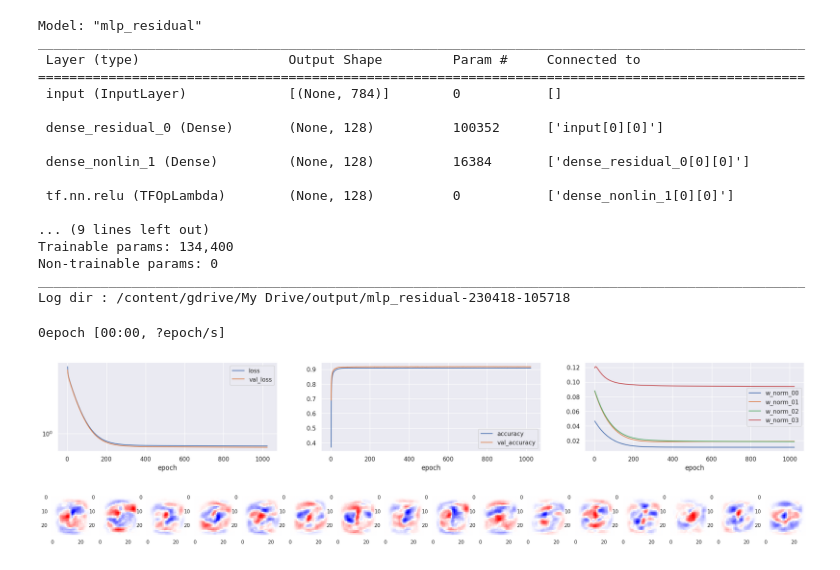
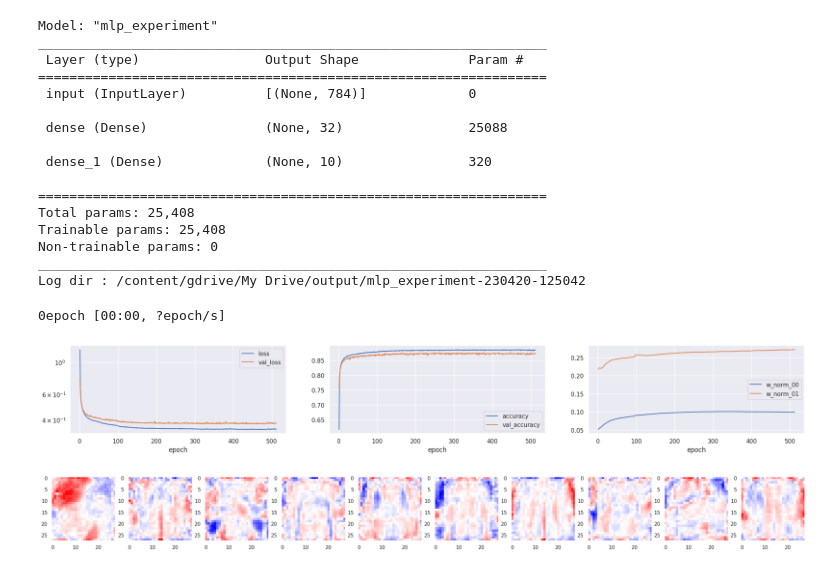
Before and after one commit to FriedChips/dl_basics, a Jupyter notebook: experiments/mnist.ipynb, the cells around one changed output. Cells and saved outputs as stored; diff of their text form; code cells hidden in the pictures.

```diff
--- a/experiments/mnist.ipynb
+++ b/experiments/mnist.ipynb
@@ -54,7 +47,7 @@ Found GPU: Tesla T4.
 import models
 import utils
 # %%
-(x_mnist_tr, y_mnist_tr), (x_mnist_te, y_mnist_te) = tf.keras.datasets.mnist.load_data()
+(x_mnist_tr, y_mnist_tr), (x_mnist_te, y_mnist_te) = tf.keras.datasets.fashion_mnist.load_data()
 #x_mnist_tr = np.expand_dims(x_mnist_tr.astype(np.float32) / 255.0, -1)
 #x_mnist_te = np.expand_dims(x_mnist_te.astype(np.float32)  / 255.0, -1)
 x_mnist_tr = (x_mnist_tr.astype(np.float32) / 255.0).reshape(-1, 28*28)
@@ -73,18 +85,16 @@ Downloading data from https://storage.googleapis.com/tensorflow/tf-keras-dataset
 # %%
 # init new run
 P = { "training_data" : "mnist50-10" }
-P["random_seed"] = 42
 
 '''
 P["model_name"] = "mlp_01"
 P["model_build_params"] = {
     "input_shape" : (28*28,),
-    "layer_units" : [ 256, 256, 256, 10 ],
-    "activations" : [ "relu", "relu", "relu", "linear" ],
+    "layer_units" : [ 10 ],
+    "activations" : [ "linear" ],
     "use_bias" : False,
-    "regularizer" : "L2(0.01)"
+    "regularizer" : None, #"L2(0.01)"
 }
-'''
 
 P["model_name"] = "mlp_residual"
 P["model_build_params"] = {
@@ -94,15 +104,23 @@ P["model_build_params"] = {
     "use_bias" : False,
     "regularizer" : "L2(0.01)"
 }
+'''
 
+P["model_name"] = "mlp_experiment"
+P["model_build_params"] = {
+    "input_shape" : (28*28,),
+}
+
+P["random_seed"] = 42
 utils.tf_keras_random_seed(P["random_seed"])
 
-model = eval("models." + P["model_name"])(**P["model_build_params"])
+#model = eval("models." + P["model_name"])(**P["model_build_params"])
+model = eval(P["model_name"])(**P["model_build_params"])
 model.summary()
 
 P["loss"] = "SparseCategoricalCrossentropy(from_logits=True)"
-#P["optimizer"] = "AdamW(1e-3, weight_decay=1)"
-P["optimizer"] = "SGD(1e-3, momentum=0.9)"
+P["optimizer"] = "AdamW(1e-3, weight_decay=1)"
+#P["optimizer"] = "SGD(1e-3, momentum=0.9)"
 P["metrics"] = [ "accuracy" ]
 model.compile(loss = eval(P["loss"]), optimizer = eval(P["optimizer"]), metrics = P["metrics"])
 
@@ -113,27 +131,26 @@ print("Log dir :", LOG_DIR)
 
 run = utils.TrainingRun()
 weight_norm_logger = utils.LogWeightNorms()
-weight_logger = utils.SaveWeightsPower2(LOG_DIR)
+#weight_logger = utils.SaveWeightsPower2(LOG_DIR)
 # %% [output]
-Model: "mlp_residual"
-__________________________________________________________________________________________________
- Layer (type)                   Output Shape         Param #     Connected to
-==================================================================================================
- input (InputLayer)             [(None, 784)]        0           []
+Model: "mlp_experiment"
+_________________________________________________________________
+ Layer (type)                Output Shape              Param #
+=================================================================
+ input (InputLayer)          [(None, 784)]             0
 
- dense_residual_0 (Dense)       (None, 128)          100352      ['input[0][0]']
+ dense (Dense)               (None, 32)                25088
 
- dense_nonlin_1 (Dense)         (None, 128)          16384       ['dense_residual_0[0][0]']
+ dense_1 (Dense)             (None, 10)                320
 
- tf.nn.relu (TFOpLambda)        (None, 128)          0           ['dense_nonlin_1[0][0]']
-
-... (9 lines left out)
-Trainable params: 134,400
+=================================================================
+Total params: 25,408
+Trainable params: 25,408
 Non-trainable params: 0
-__________________________________________________________________________________________________
-Log dir : /content/gdrive/My Drive/output/mlp_residual-230418-105718
+_________________________________________________________________
+Log dir : /content/gdrive/My Drive/output/mlp_experiment-230420-125042
 # %%
-NUM_EPOCHS = 1024 * 1
+NUM_EPOCHS = 512 * 1
 #lr_sched = utils.Schedule_ExpCos_Segments([[-3,-3, NUM_EPOCHS]])
 
 history = model.fit(
@@ -145,7 +162,7 @@ history = model.fit(
         TqdmCallback(verbose=0),
         #tf.keras.callbacks.LearningRateScheduler(lr_sched.scheduler),
         weight_norm_logger,
-        weight_logger,
+        #weight_logger,
     ],
     verbose=0)
 
@@ -162,7 +179,7 @@ sns.lineplot(data=run.history[["accuracy", "val_accuracy"]], ax=axs[1], dashes=F
 
 sns.lineplot(data=weight_norm_logger.norms_dataframe(), ax=axs[2], dashes=False);
 # %% [output]
-[figure, old version]
+[figure, new version]
 # %%
 run.save_state(LOG_DIR, P, model)
 weight_norm_logger.norms_to_csv(LOG_DIR)
@@ -174,11 +191,11 @@ def plot_matrix(m, ax, scale=1.0):
     ax.imshow(m, cmap="bwr", vmin=-mmax, vmax=mmax, interpolation="nearest")
     ax.grid(False)
 # %%
-fig, axs = plt.subplots(1, 16, figsize=(30,5))
+fig, axs = plt.subplots(1, 10, figsize=(30,5))
 
 w = model.get_weights()[0]
 
-for i in range(16):
+for i in range(10):
     plot_matrix(w.reshape(28,28,-1)[:,:,i+0], axs[i], scale=1)
 # %% [output]
-[figure, old version]
+[figure, new version]
```
Also changed, not shown: parts of 3 cells of this notebook.
